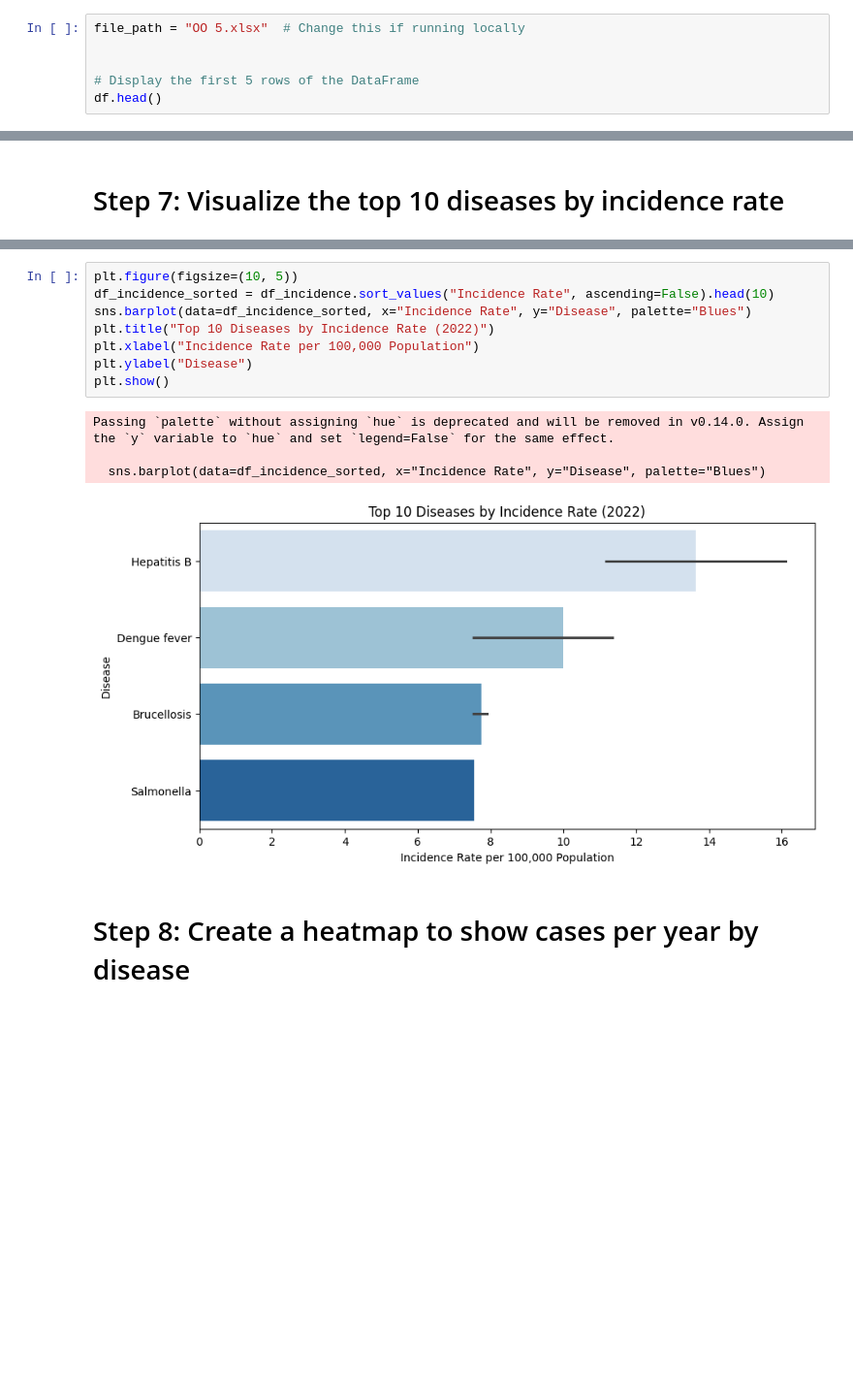
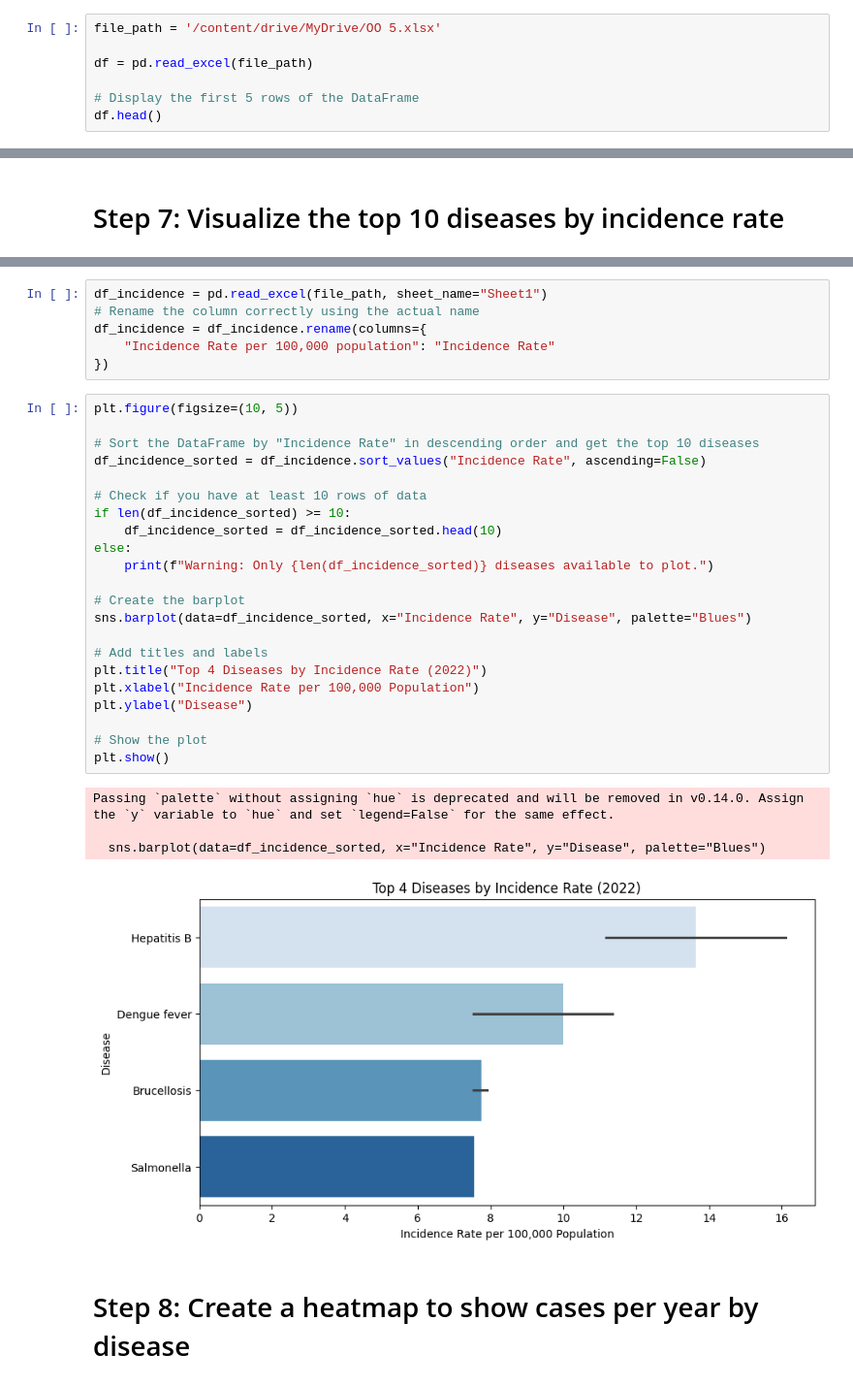
Before and after one commit to Ghaidahazaa/Computational-drug-discovery, a Jupyter notebook: Disease_Trend_Analysis.ipynb, the cells around one changed output, grey strips where cells are left out. Shown at 97% size. Saved outputs shown, nothing was run; the diff lists cells and outputs as text; blank space fills up the shorter version.

```diff
--- a/Disease_Trend_Analysis.ipynb
+++ b/Disease_Trend_Analysis.ipynb
@@ -10,6 +15,7 @@ import seaborn as sns
 # %%
-file_path = "OO 5.xlsx"  # Change this if running locally
+file_path = '/content/drive/MyDrive/OO 5.xlsx'
 
+df = pd.read_excel(file_path)
 
 # Display the first 5 rows of the DataFrame
 df.head()
@@ -71,16 +92,36 @@ df_incidence = df_incidence.rename(columns={
+# %%
+df_incidence = pd.read_excel(file_path, sheet_name="Sheet1")
+# Rename the column correctly using the actual name
+df_incidence = df_incidence.rename(columns={
+    "Incidence Rate per 100,000 population": "Incidence Rate"
+})
 # %%
 plt.figure(figsize=(10, 5))
-df_incidence_sorted = df_incidence.sort_values("Incidence Rate", ascending=False).head(10)
+
+# Sort the DataFrame by "Incidence Rate" in descending order and get the top 10 diseases
+df_incidence_sorted = df_incidence.sort_values("Incidence Rate", ascending=False)
+
+# Check if you have at least 10 rows of data
+if len(df_incidence_sorted) >= 10:
+    df_incidence_sorted = df_incidence_sorted.head(10)
+else:
+    print(f"Warning: Only {len(df_incidence_sorted)} diseases available to plot.")
+
+# Create the barplot
 sns.barplot(data=df_incidence_sorted, x="Incidence Rate", y="Disease", palette="Blues")
-plt.title("Top 10 Diseases by Incidence Rate (2022)")
+
+# Add titles and labels
+plt.title("Top 4 Diseases by Incidence Rate (2022)")
 plt.xlabel("Incidence Rate per 100,000 Population")
 plt.ylabel("Disease")
+
+# Show the plot
 plt.show()
 # %% [output]
 Passing `palette` without assigning `hue` is deprecated and will be removed in v0.14.0. Assign the `y` variable to `hue` and set `legend=False` for the same effect.
 
   sns.barplot(data=df_incidence_sorted, x="Incidence Rate", y="Disease", palette="Blues")
-[figure, old version]
+[figure, new version]
 # %% [markdown]
 # Step 8: Create a heatmap to show cases per year by disease
 # %%
```
Also changed, not shown: parts of 5 cells of this notebook.
